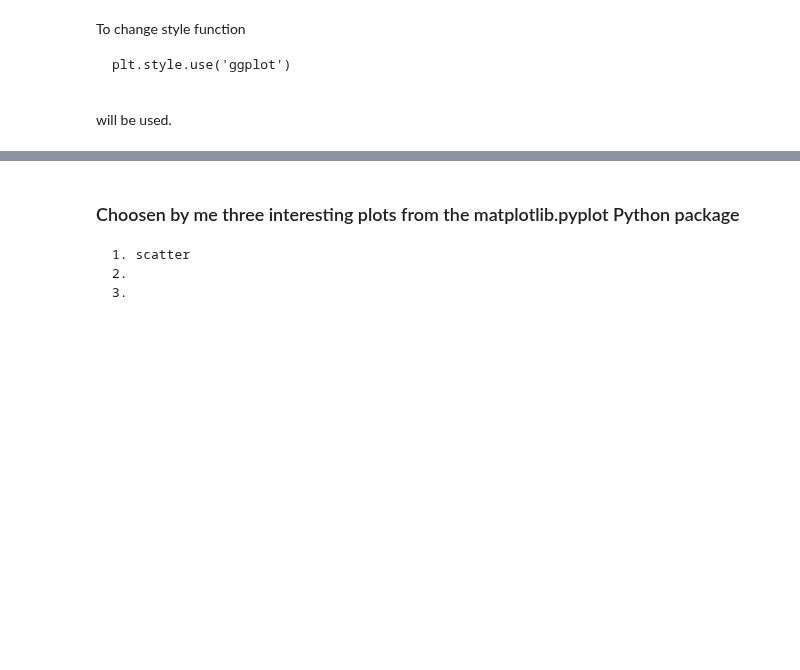
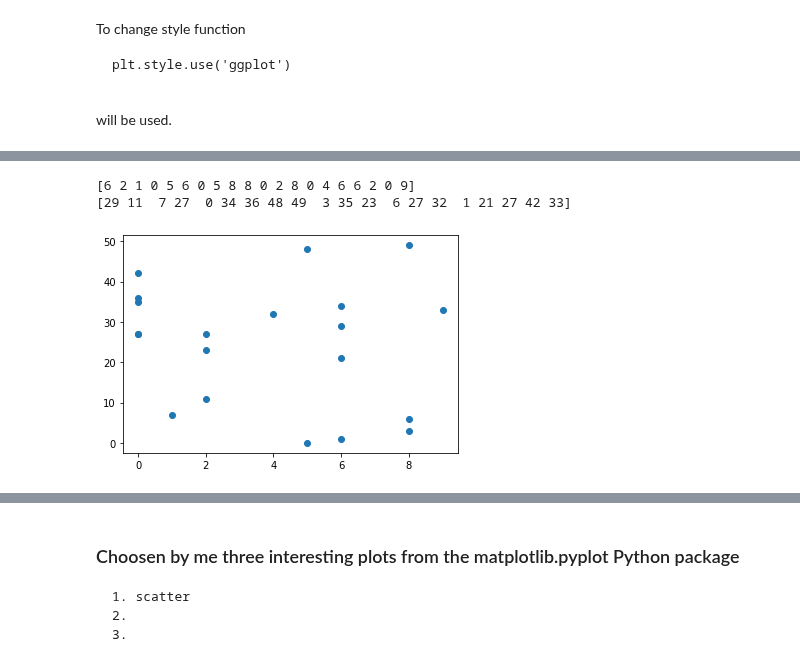
Before and after one commit to DracoNibilis/CAO_Points_Analysis, a Jupyter notebook: pyplot.ipynb, the cells around one changed output, grey strips where cells are left out. Saved outputs shown, nothing was run; the diff lists cells and outputs as text; code cells hidden in the pictures; blank space fills up the shorter version.

Commit message:
scatter 1.0

```diff
--- a/pyplot.ipynb
+++ b/pyplot.ipynb
@@ -298,0 +312,13 @@ will be used.
+# %%
+#Generate random number for plot.
+x = np.random.randint(0,10,20)
+y = np.random.randint(0,50,20)
+print(x)
+print(y)
+#Plotting scatter plot.
+plt.scatter(x,y)
+plt.show()
+# %% [output]
+[6 2 1 0 5 6 0 5 8 8 0 2 8 0 4 6 6 2 0 9]
+[29 11  7 27  0 34 36 48 49  3 35 23  6 27 32  1 21 27 42 33]
+[figure, added]
```
Also changed, not shown: parts of 12 cells of this notebook.
